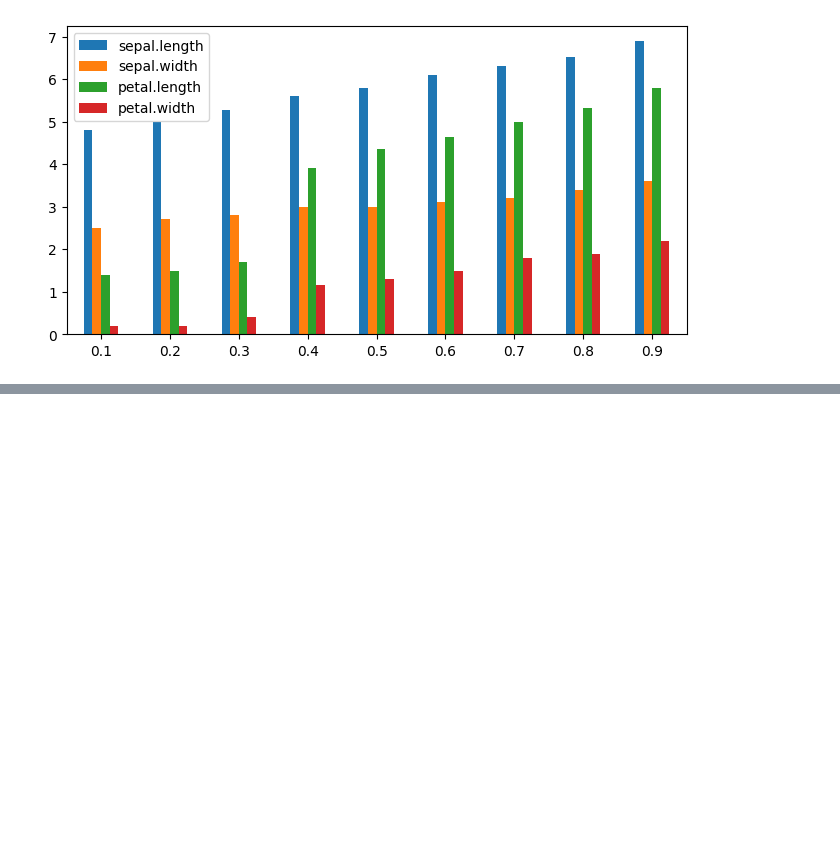
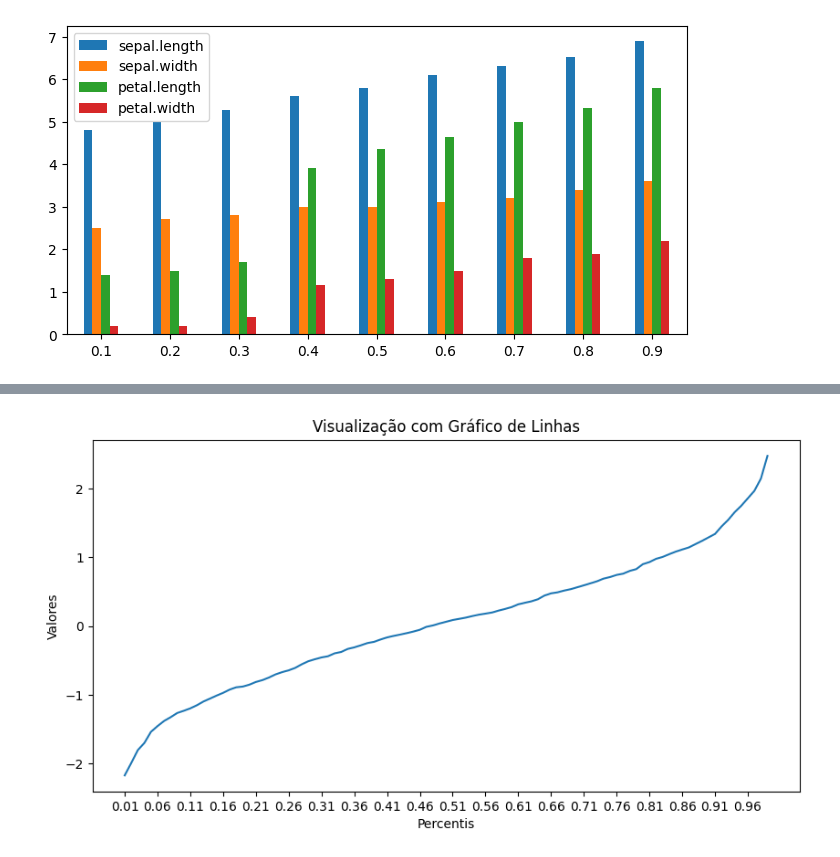
Before and after one commit to italoseara/CET083, a Jupyter notebook: pos.ipynb, the cells around one changed output, grey strips where cells are left out. Drawn from its saved outputs; the diff is of its cells as text; code cells hidden in the pictures; blank space fills up the shorter version.

Commit message:
feat: percentiles

```diff
--- a/pos.ipynb
+++ b/pos.ipynb
@@ -267,11 +268,3 @@ plt.xticks(rotation=0)
 plt.show()
 # %% [output]
 [figure]
-# %%
-# - Percentis
-
-# A partir de um vetor
-k = np.array([31, 31, 37, 40, 48, 50, 51, 51, 60, 62, 64, 65, 65, 65, 66, 74, 74, 88, 91, 92])
-
-# Todos os percentis
-percentiles(k)
@@ -321,0 +304,19 @@ np.quantile(df['sepal.length'], 0.07)
+# %%
+# Definindo o tamanho da figura
+plt.figure(figsize=(10, 5))
+
+# Definindo o título e os eixos
+plt.title('Visualização com Gráfico de Linhas')
+plt.xlabel('Percentis')
+plt.ylabel('Valores')
+
+# Definindo os ticks do eixo x
+plt.xticks(np.arange(0.01, 1, 0.05))
+
+# Cada ponto representa um percentil
+plt.plot(np.arange(0.01, 1, 0.01), np.quantile(k, np.arange(0.01, 1, 0.01)))
+
+# Mostrando o gráfico
+plt.show()
+# %% [output]
+[figure, added]
```
Also changed, not shown: parts of 19 cells of this notebook.
